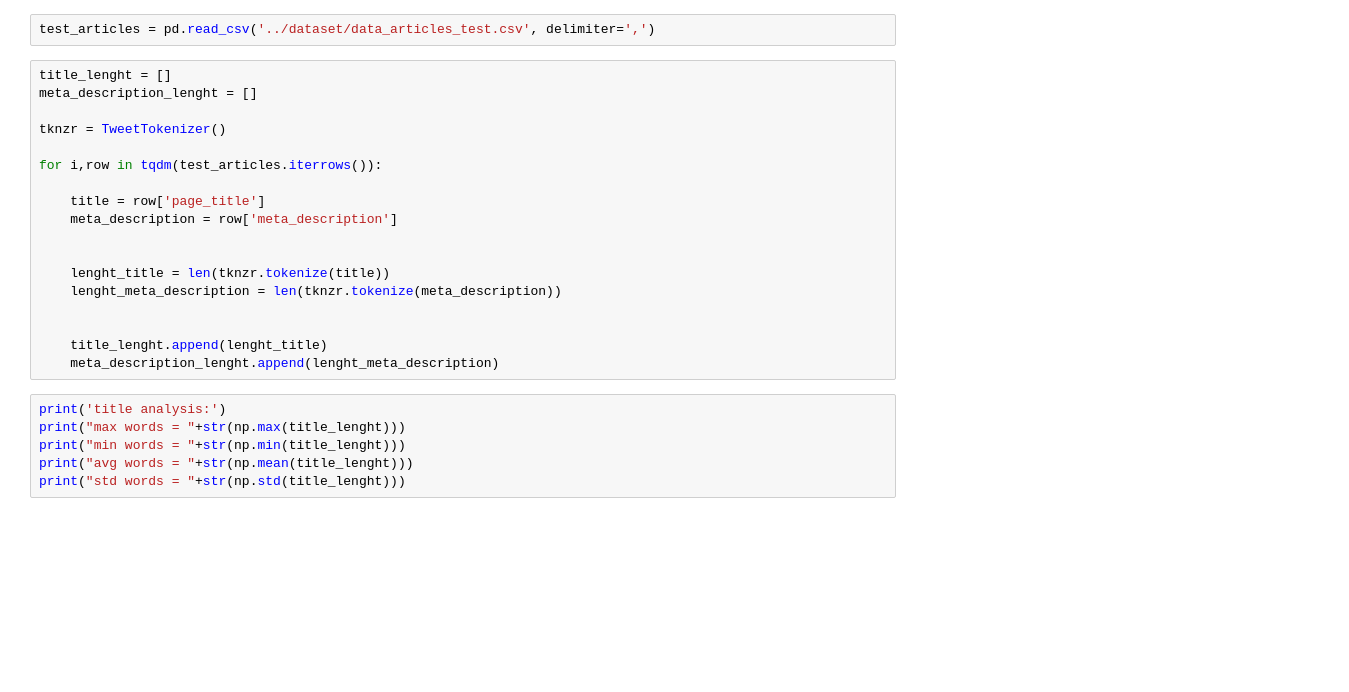
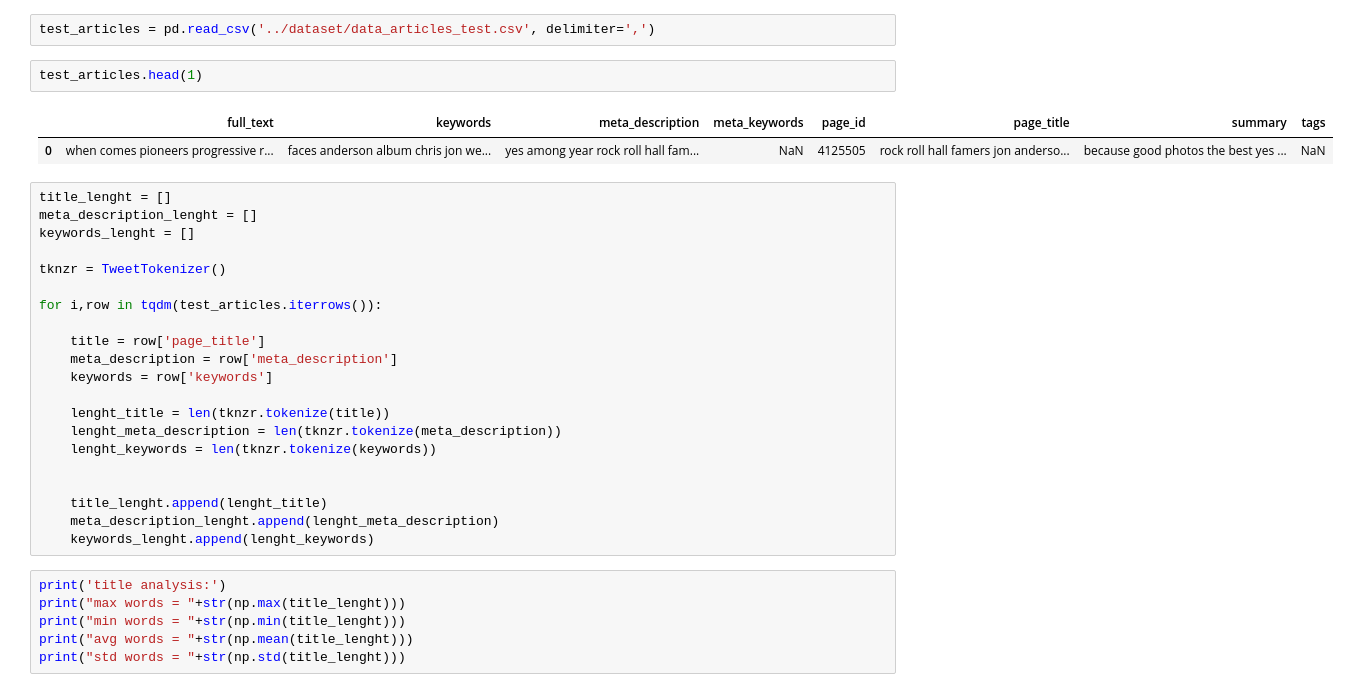
Before and after one commit to levysouza/PhD, a Jupyter notebook: data_analysis/article_analysis.ipynb, the cells around one changed output. Cells and saved outputs as stored; diff of their text form; blank space fills up the shorter version.

```diff
--- a/data_analysis/article_analysis.ipynb
+++ b/data_analysis/article_analysis.ipynb
@@ -231,9 +231,15 @@ df_sample.to_csv("sample_articos", index=False)
 #analysis test articles
 # %%
 test_articles = pd.read_csv('../dataset/data_articles_test.csv', delimiter=',')
+# %%
+test_articles.head(1)
+# %% [output]
+|  | full_text | keywords | meta_description | meta_keywords | page_id | page_title | summary | tags |
+| 0 | when comes pioneers progressive r... | faces anderson album chris jon we... | yes among year rock roll hall fam... | NaN | 4125505 | rock roll hall famers jon anderso... | because good photos the best yes ... | NaN |
 # %%
 title_lenght = []
 meta_description_lenght = []
+keywords_lenght = []
 
 tknzr = TweetTokenizer()
 
@@ -241,14 +247,16 @@ for i,row in tqdm(test_articles.iterrows()):
 
     title = row['page_title']
     meta_description = row['meta_description']
-
+    keywords = row['keywords']
 
     lenght_title = len(tknzr.tokenize(title))
     lenght_meta_description = len(tknzr.tokenize(meta_description))
+    lenght_keywords = len(tknzr.tokenize(keywords))
 
 
     title_lenght.append(lenght_title)
     meta_description_lenght.append(lenght_meta_description)
+    keywords_lenght.append(lenght_keywords)
 # %%
 print('title analysis:')
 print("max words = "+str(np.max(title_lenght)))
```
Also changed, not shown: parts of 1 cell of this notebook, 3 other files.
